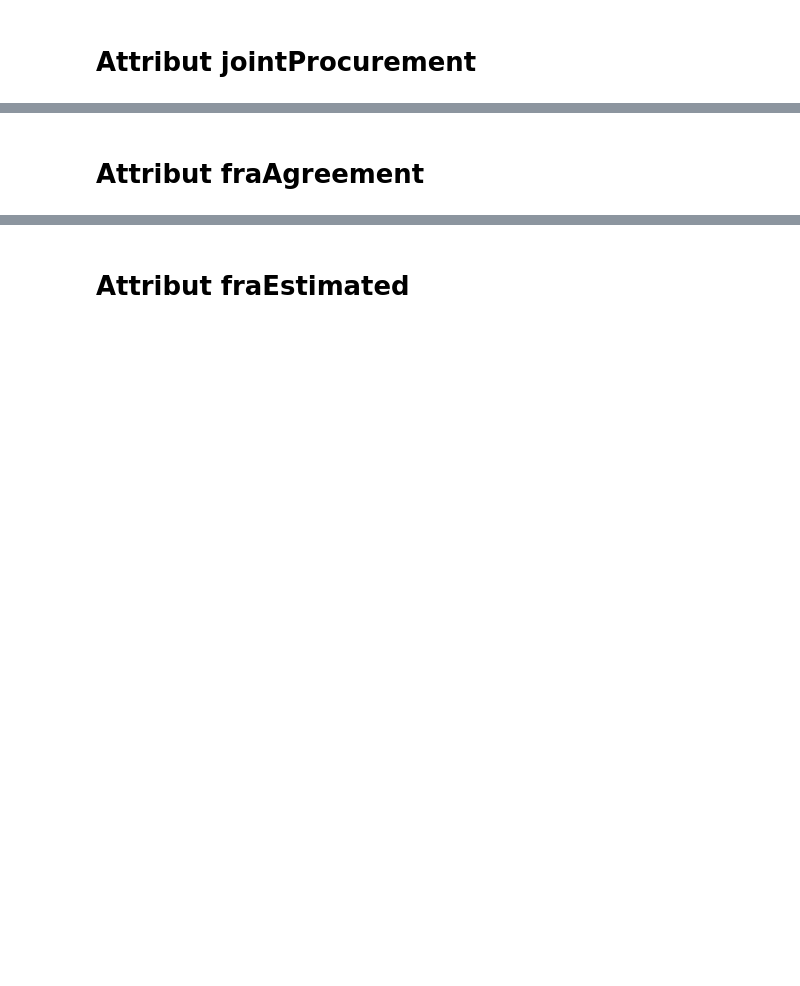
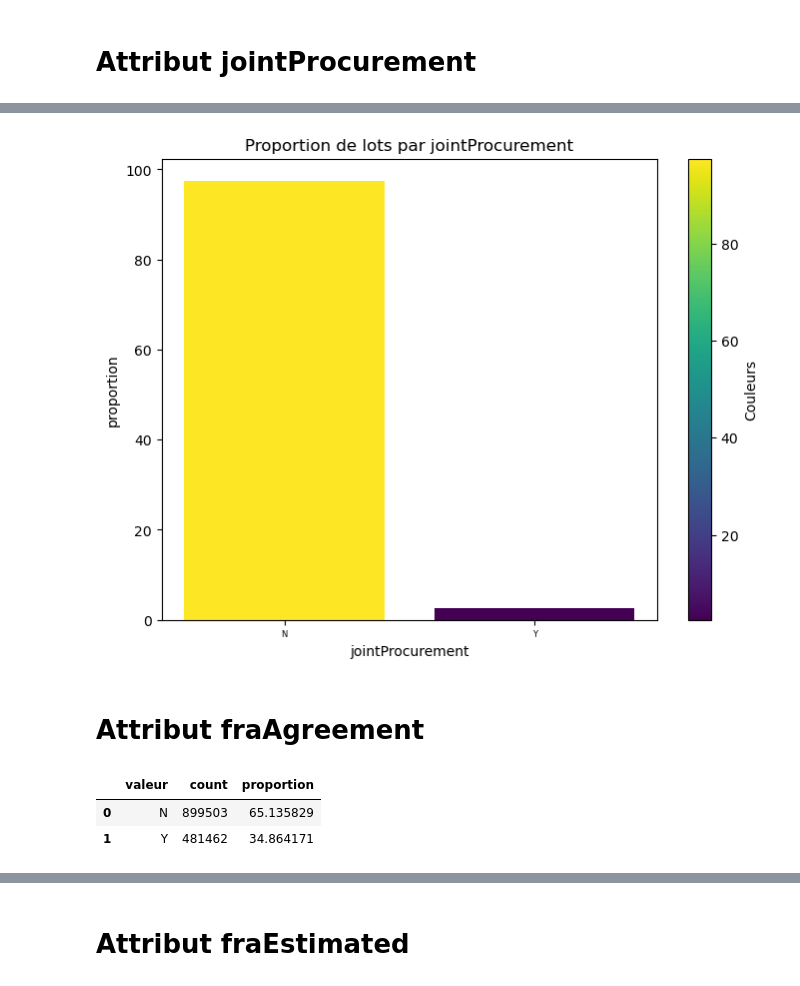
Before and after one commit to abdelhadi-essabri/FOPPA_Project, a Jupyter notebook: 03_analyse_descriptive/lots_separemment.ipynb, the cells around one changed output, grey strips where cells are left out. Drawn from its saved outputs; the diff is of its cells as text; code cells hidden in the pictures; blank space fills up the shorter version.

```diff
--- a/03_analyse_descriptive/lots_separemment.ipynb
+++ b/03_analyse_descriptive/lots_separemment.ipynb
@@ -520,0 +729,2 @@ plot_proportion(
+# %%
+jointProcurement_vc = get_vc(lots, column='jointProcurement')
@@ -521,2 +737,16 @@ plot_proportion(
+# %%
+plot_proportion(
+    data=jointProcurement_vc.sort_values(by='valeur', ascending=True),
+    xcol='valeur',
+    ycol='proportion',
+    title='Proportion de lots par jointProcurement',
+    xtitle='jointProcurement',
+    ytitle='proportion',
+    saveas='../images/03_desc_jointProcurement_01.png',
+    logy=False,
+    xrot=0
+)
+# %% [output]
+[figure, added]
 # %% [markdown]
 # Attribut fraAgreement
@@ -522,0 +757,6 @@ plot_proportion(
+# %%
+fraAgreement_vc
+# %% [output]
+|  | valeur | count | proportion |
+| 0 | N | 899503 | 65.135829 |
+| 1 | Y | 481462 | 34.864171 |
```
Also changed, not shown: parts of 121 cells of this notebook, 3 other files.
